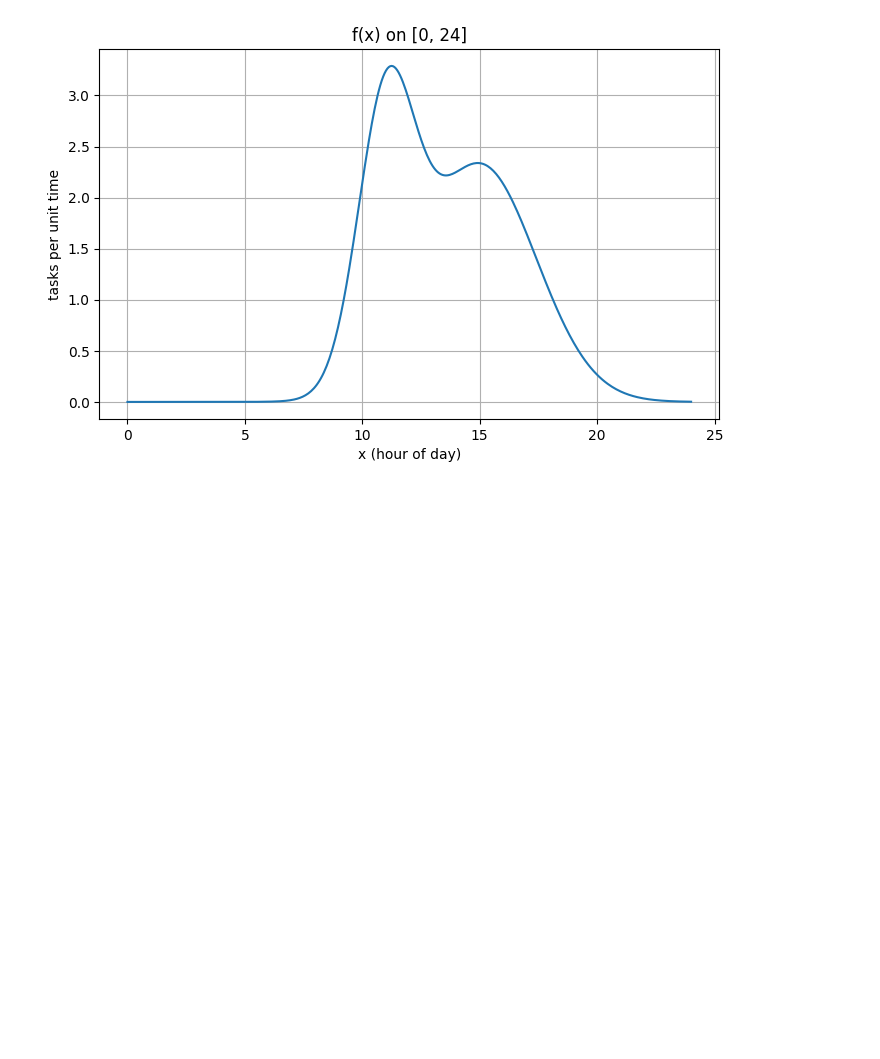
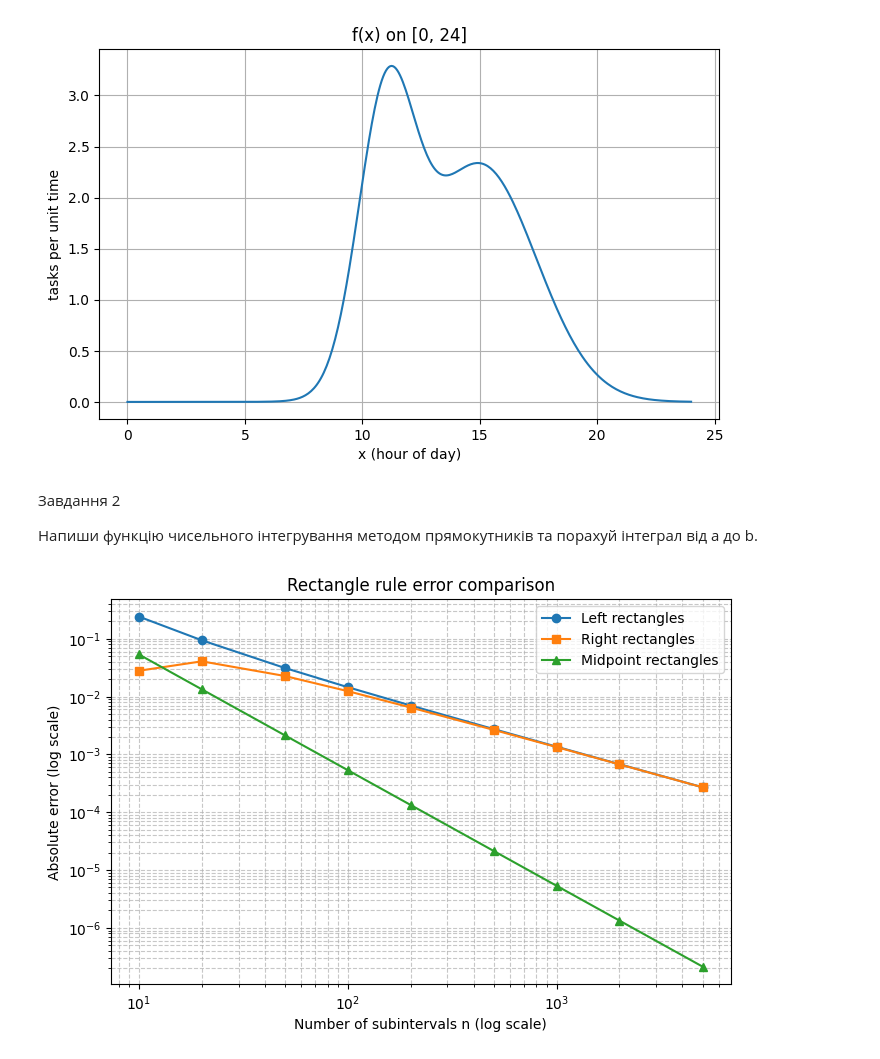
Before and after one commit to svetlanama/math, a Jupyter notebook: ДЗ6_Моісеєнко_Світлана.ipynb, the cells around one changed output. Cells and saved outputs as stored; diff of their text form; code cells hidden in the pictures; blank space fills up the shorter version.

```diff
--- a/ДЗ6_Моісеєнко_Світлана.ipynb
+++ b/ДЗ6_Моісеєнко_Світлана.ipynb
@@ -76,3 +76,77 @@ f(x) =
 Definite integral (numeric): 20.05164501
 Average over [9,18]: 2.227960557
 [figure]
+# %% [markdown]
+Завдання 2
+
+Напиши функцію чисельного інтегрування методом прямокутників та порахуй інтеграл від a до b.
+# %%
+import sympy as sp
+import numpy as np
+import matplotlib.pyplot as plt
+
+# --- 1. Символьне визначення функції (завдання 1)
+x = sp.symbols('x', real=True)
+mu1, sigma1, w1 = 11, sp.Float(1.2), sp.Integer(4)
+mu2, sigma2, w2 = 15, sp.Float(2.4), sp.Integer(7)
+
+f_sym = 2 * (
+    w1 / (sigma1 * sp.sqrt(2*sp.pi)) * sp.exp(-sp.Rational(1,2) * ((x - mu1)/sigma1)**2) +
+    w2 / (sigma2 * sp.sqrt(2*sp.pi)) * sp.exp(-sp.Rational(1,2) * ((x - mu2)/sigma2)**2)
+)
+
+# Перетворюємо на Python-функцію
+f = sp.lambdify(x, f_sym, "numpy")
+
+# --- 2. Метод прямокутників
+def rectangle_rule(func, a, b, n, variant="midpoint"):
+    """
+    Чисельне інтегрування методом прямокутників.
+    variant: 'left', 'right', або 'midpoint'
+    """
+    a = float(a); b = float(b)
+    n = int(n)
+    h = (b - a) / n
+    if variant == "left":
+        xs = a + h * np.arange(0, n)
+    elif variant == "right":
+        xs = a + h * np.arange(1, n+1)
+    elif variant == "midpoint":
+        xs = a + h * (np.arange(0, n) + 0.5)
+    else:
+        raise ValueError("variant must be 'left', 'right', or 'midpoint'")
+    return h * np.sum(func(xs))
+
+# --- 3. Параметри інтегрування
+a, b = 9.0, 18.0
+
+# --- 4. Еталонне значення з SymPy (висока точність)
+I_exact = float(sp.N(sp.integrate(f_sym, (x, a, b)), 15))
+
+# --- 5. Масиви для зберігання похибок
+ns = [10, 20, 50, 100, 200, 500, 1000, 2000, 5000]
+errors_left = []
+errors_right = []
+errors_mid = []
+
+for n in ns:
+    I_left = rectangle_rule(f, a, b, n, "left")
+    I_right = rectangle_rule(f, a, b, n, "right")
+    I_mid = rectangle_rule(f, a, b, n, "midpoint")
+    errors_left.append(abs(I_left - I_exact))
+    errors_right.append(abs(I_right - I_exact))
+    errors_mid.append(abs(I_mid - I_exact))
+
+# --- 6. Графік похибок
+plt.figure(figsize=(8,5))
+plt.loglog(ns, errors_left, 'o-', label='Left rectangles')
+plt.loglog(ns, errors_right, 's-', label='Right rectangles')
+plt.loglog(ns, errors_mid, '^-', label='Midpoint rectangles')
+plt.xlabel("Number of subintervals n (log scale)")
+plt.ylabel("Absolute error (log scale)")
+plt.title("Rectangle rule error comparison")
+plt.grid(True, which="both", ls="--", alpha=0.7)
+plt.legend()
+plt.show()
+# %% [output]
+[figure, added]
```
Also changed, not shown: parts of 3 cells of this notebook.
